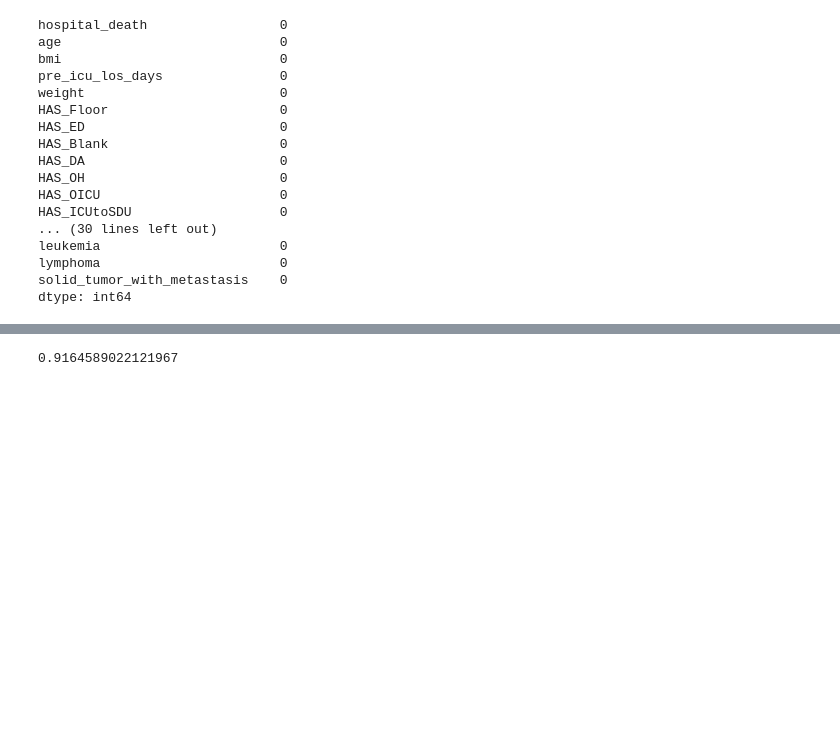
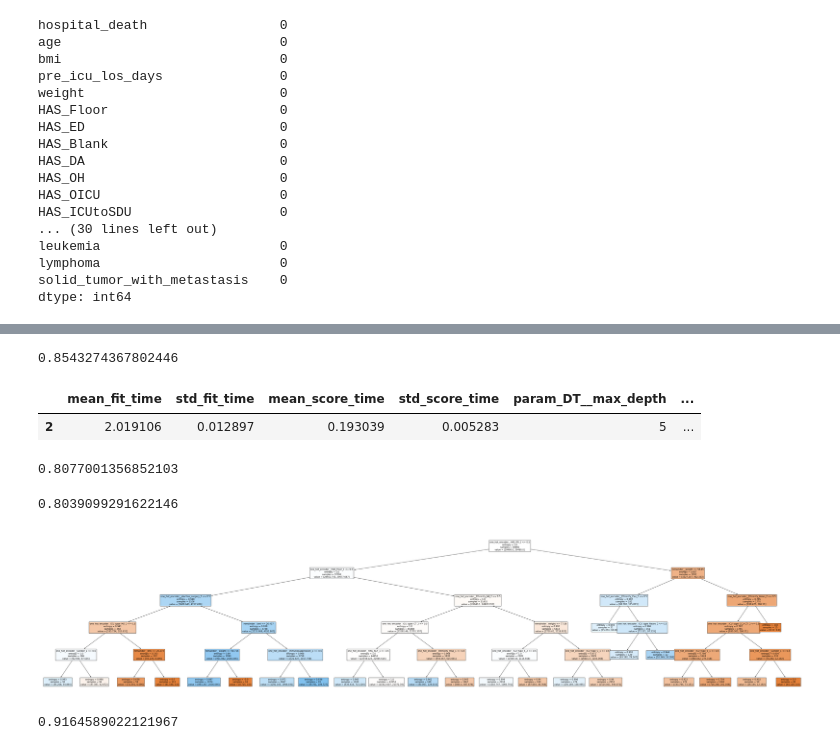
Before and after one commit to BennyZhangUofT/Datathon4, a Jupyter notebook: Datathon4_Clean.ipynb, the cells around one changed output, grey strips where cells are left out. Drawn from its saved outputs; the diff is of its cells as text; code cells hidden in the pictures; blank space fills up the shorter version.

```diff
--- a/Datathon4_Clean.ipynb
+++ b/Datathon4_Clean.ipynb
@@ -261,0 +297,6 @@ dtype: int64
+# %%
+# Predicting and evaluating the model's performance on the test data
+Y_pred = model.predict(test.drop('hospital_death', axis=1))
+accuracy_score(test['hospital_death'], Y_pred)
+# %% [output]
+0.8543274367802446
@@ -262,3 +327,61 @@ dtype: int64
+# %%
+# Train Grid Search on the training data`
+random_search.fit(train.drop('hospital_death', axis=1), train['hospital_death'])
+
+# Extract results into a DataFrame
+results = pd.DataFrame(random_search.cv_results_)
+
+# Display the set of parameters that achieved the best score
+results[results['rank_test_score'] == 1]
+# %% [output]
+|  | mean_fit_time | std_fit_time | mean_score_time | std_score_time | param_DT__max_depth | ... |
+| 2 | 2.019106 | 0.012897 | 0.193039 | 0.005283 | 5 | ... |
+# %%
+# Updating the model's parameters with the best ones found from GridSearchCV
+model  = model.set_params(**random_search.best_params_)
+
+# Retraining the model with the best parameters on the training dataset
+model  = model.fit(train.drop('hospital_death', axis=1), train['hospital_death'])
+
+# Predicting on the training dataset and computing the accuracy
+Y_pred = model.predict(train.drop('hospital_death', axis=1))
+accuracy_score(train['hospital_death'], Y_pred)
+# %% [output]
+0.8077001356852103
+# %%
+# Predicting on the test dataset and computing the accuracy
+Y_pred = model.predict(test.drop('hospital_death', axis=1))
+accuracy_score(test['hospital_death'], Y_pred)
+# %% [output]
+0.8039099291622146
+# %%
+from sklearn.tree import plot_tree
+import matplotlib.pyplot as plt
+
+tree_model = model.named_steps['DT']
+
+#tree_structure = tree_model2.tree_
+#n_nodes = tree_structure.node_count
+#children_left = tree_structure.children_left
+#children_right = tree_structure.children_right
+#feature = tree_structure.feature
+#threshold = tree_structure.threshold
+
+#for node in range(n_nodes):
+#    if children_left[node] != children_right[node]:  # Check if it's a non-leaf node
+#        print(f"Node {node}: Split on feature {feature[node]}, threshold {threshold[node]}")
+#    else:  # It's a leaf node
+#        print(f"Node {node}: Leaf node")
+
+feature_names = ct.get_feature_names_out()
+
+# Plot the XG_Boost Tree
+plt.figure(figsize=(70, 15))
+plot_tree(tree_model, filled=True, feature_names=feature_names, fontsize=11)
+
+plt.savefig("Decision_tree_plot.jpg", format="jpg")
+# %% [output]
+[figure, added]
 # %%
 ### Run an XG boost tree model
 
```
Also changed, not shown: parts of 2 cells of this notebook, 1 other file.
